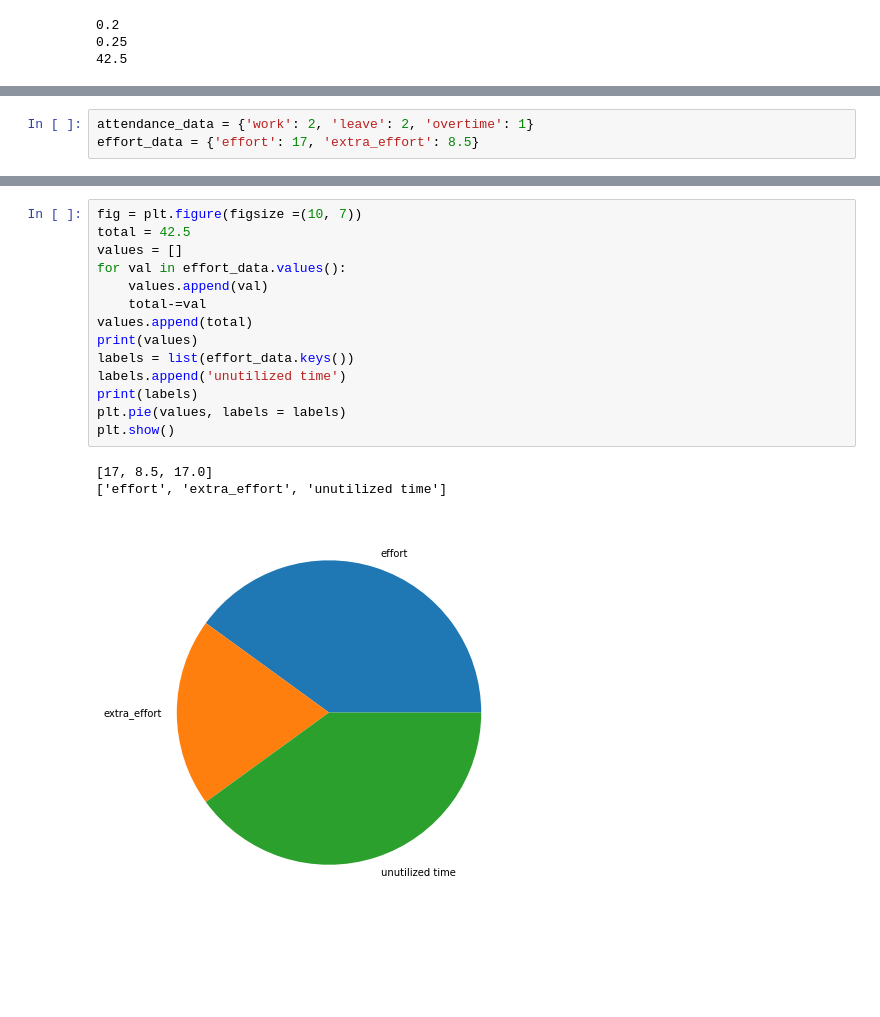
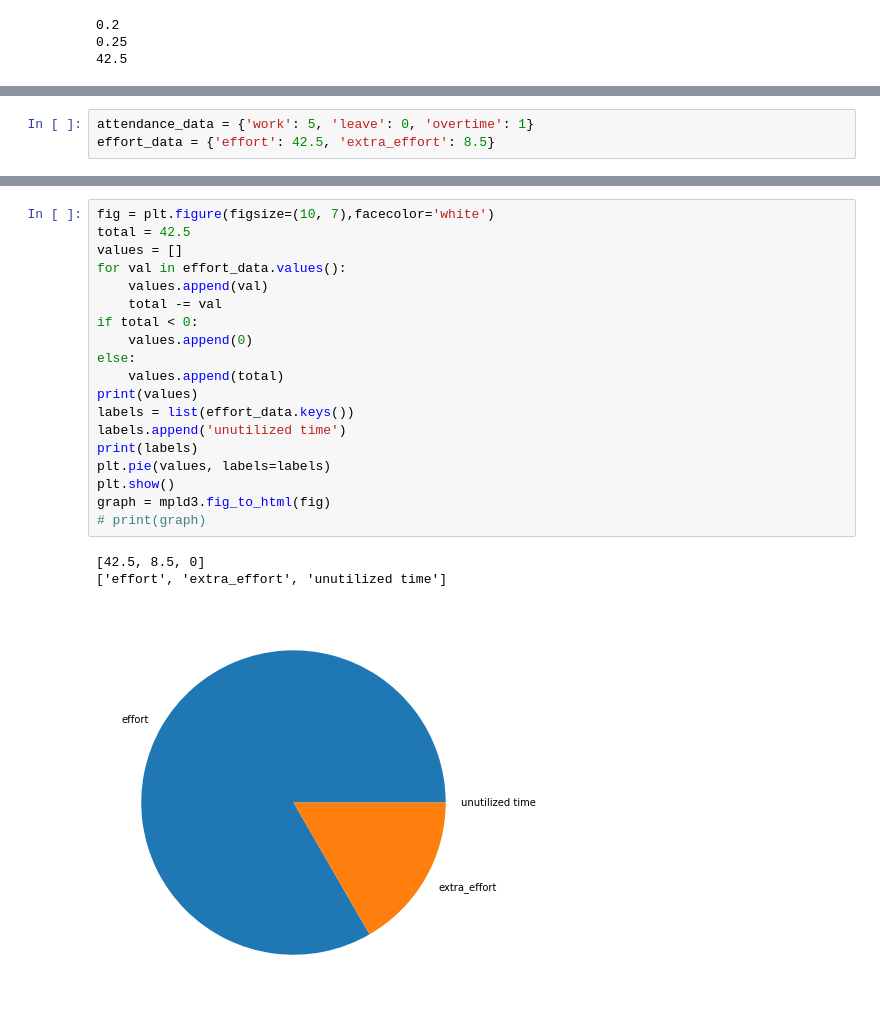
Before and after one commit to sagniKdas53/time-tracker, a Jupyter notebook: graph.ipynb, the cells around one changed output, grey strips where cells are left out. Cells and saved outputs as stored; diff of their text form; blank space fills up the shorter version.

Commit message:
just integrate the graph now and test if it works

```diff
--- a/graph.ipynb
+++ b/graph.ipynb
@@ -15,4 +20,4 @@ print(8.5*5)
 # %%
-attendance_data = {'work': 2, 'leave': 2, 'overtime': 1}
-effort_data = {'effort': 17, 'extra_effort': 8.5}
+attendance_data = {'work': 5, 'leave': 0, 'overtime': 1}
+effort_data = {'effort': 42.5, 'extra_effort': 8.5}
 # %%
@@ -30,18 +37,23 @@ plt.show()
 # %%
-fig = plt.figure(figsize =(10, 7))
+fig = plt.figure(figsize=(10, 7),facecolor='white')
 total = 42.5
 values = []
 for val in effort_data.values():
     values.append(val)
-    total-=val
-values.append(total)
+    total -= val
+if total < 0:
+    values.append(0)
+else:
+    values.append(total)
 print(values)
 labels = list(effort_data.keys())
 labels.append('unutilized time')
 print(labels)
-plt.pie(values, labels = labels)
+plt.pie(values, labels=labels)
 plt.show()
+graph = mpld3.fig_to_html(fig)
+# print(graph)
 # %% [output]
-[17, 8.5, 17.0]
+[42.5, 8.5, 0]
 ['effort', 'extra_effort', 'unutilized time']
-[figure, old version]
+[figure, new version]
```
Also changed, not shown: parts of 7 cells of this notebook.
